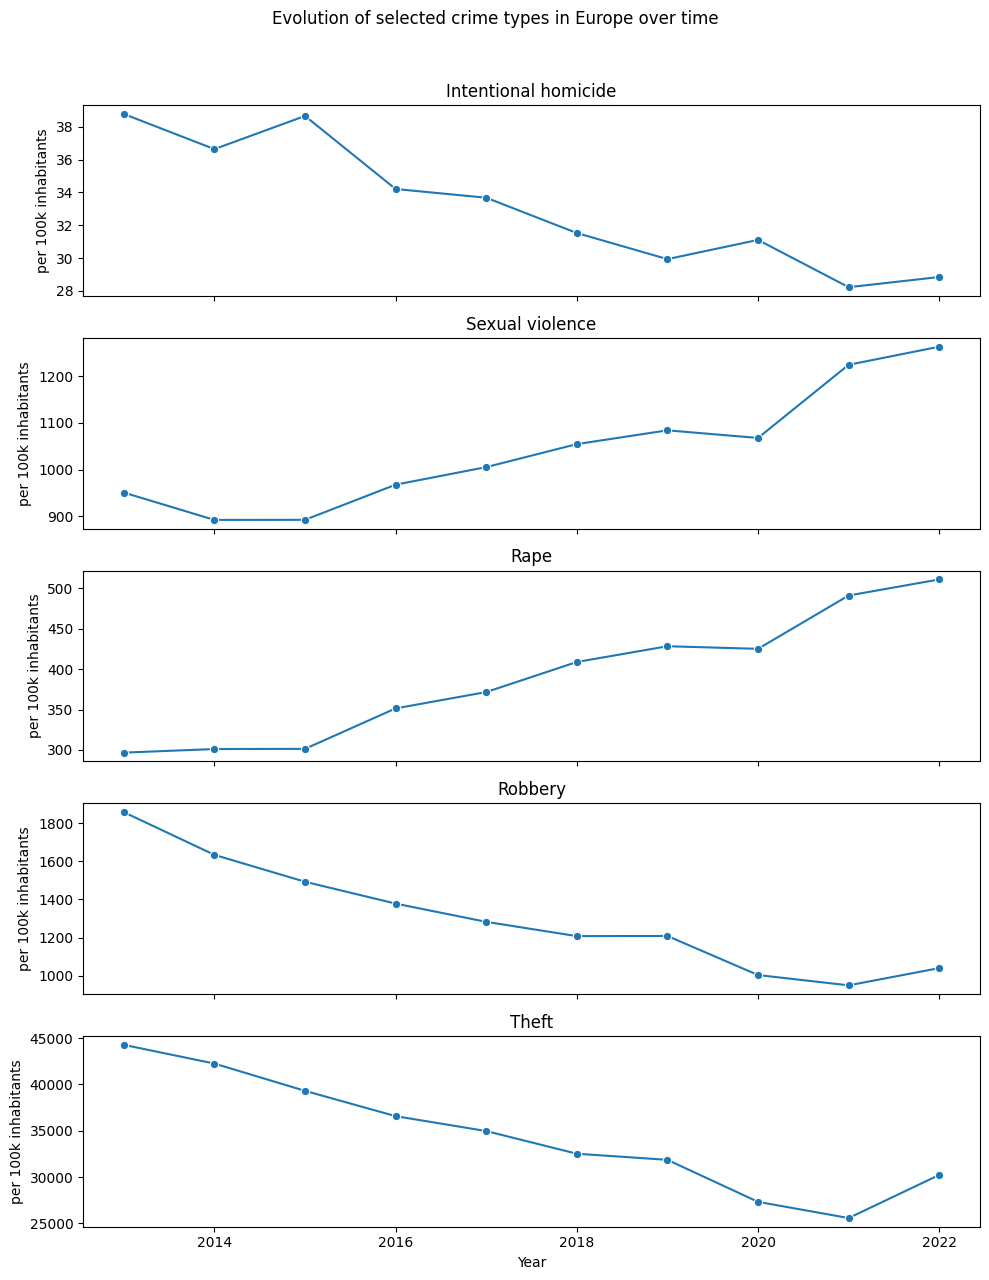
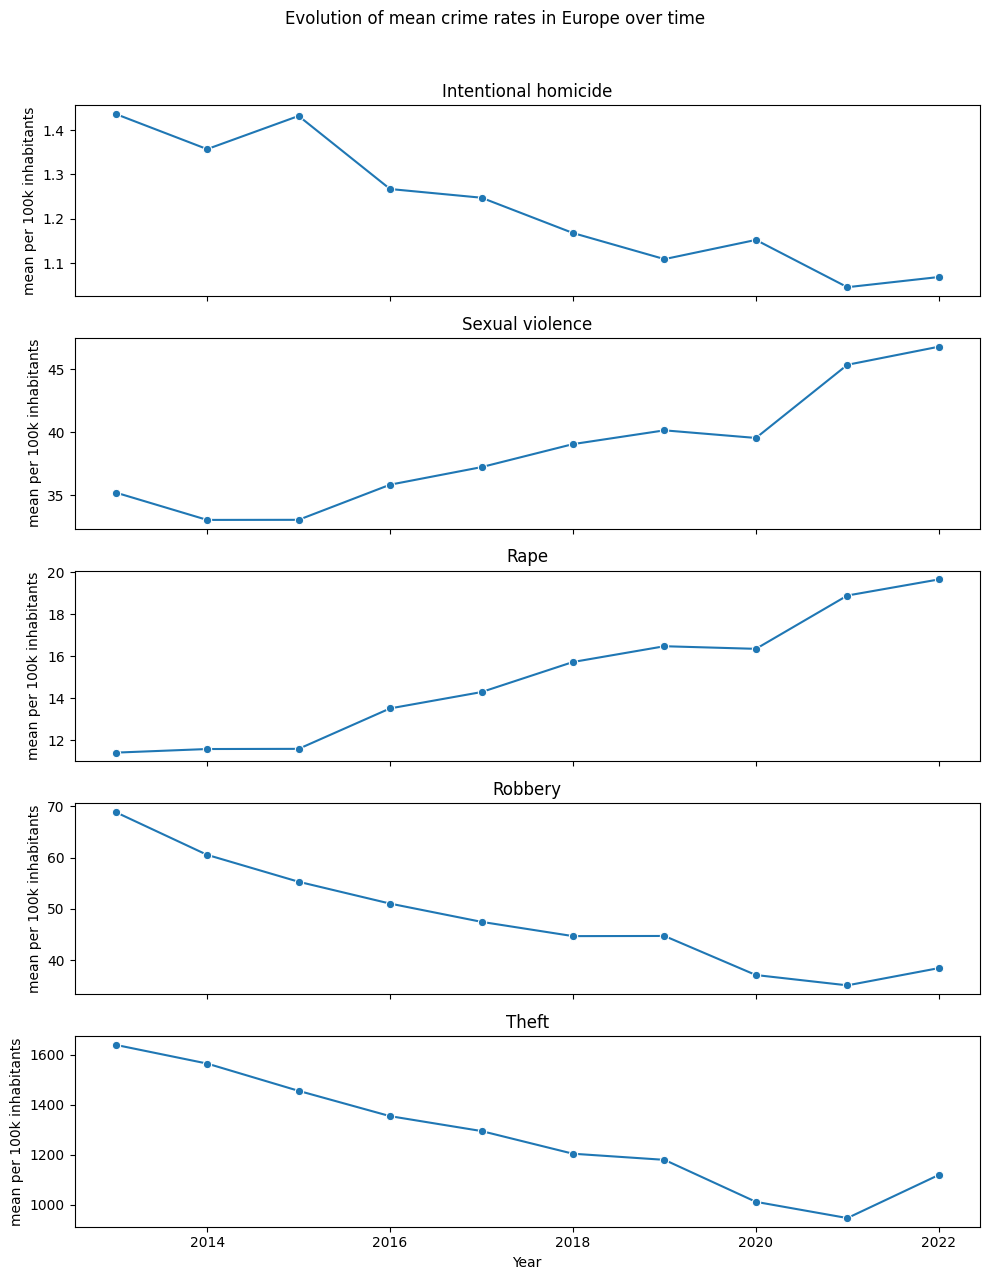
The change to this notebook cell's code, shown as a diff; its figure went from the first image to the second:
--- before
+++ after
@@ -1,3 +1,3 @@
-# Europe-wide totals for selected crime types by year
+# Europe-wide MEAN for selected crime types by year
 
 numeric_cols = [
@@ -8,5 +8,5 @@
     df_processed
     .groupby("year")[numeric_cols]
-    .sum()
+    .mean()
     .reset_index()
  )
@@ -45,8 +45,8 @@
     )
     ax.set_title(crime_name)
-    ax.set_ylabel("per 100k inhabitants")
+    ax.set_ylabel("mean per 100k inhabitants")
 
 axes[-1].set_xlabel("Year")
-plt.suptitle("Evolution of selected crime types in Europe over time", y=1.02)
+plt.suptitle("Evolution of mean crime rates in Europe over time", y=1.02)
 plt.tight_layout()
 plt.show()

Commit: before plotchanges in decadeshift for europe